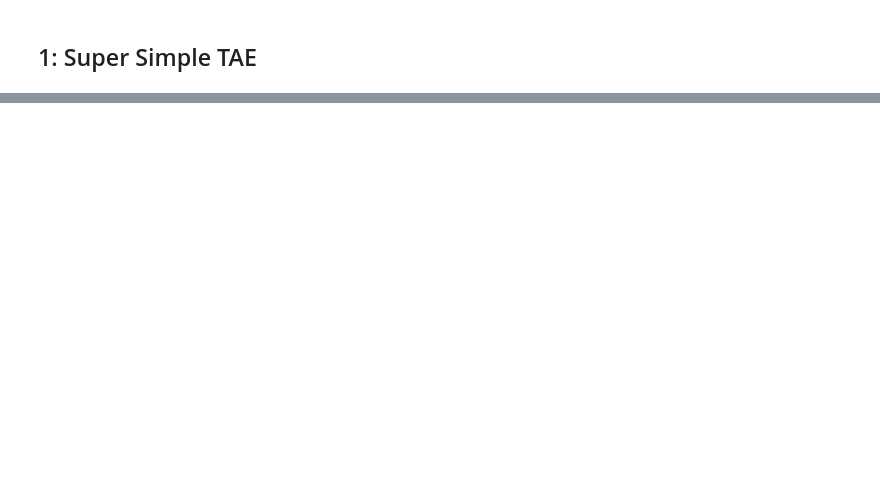
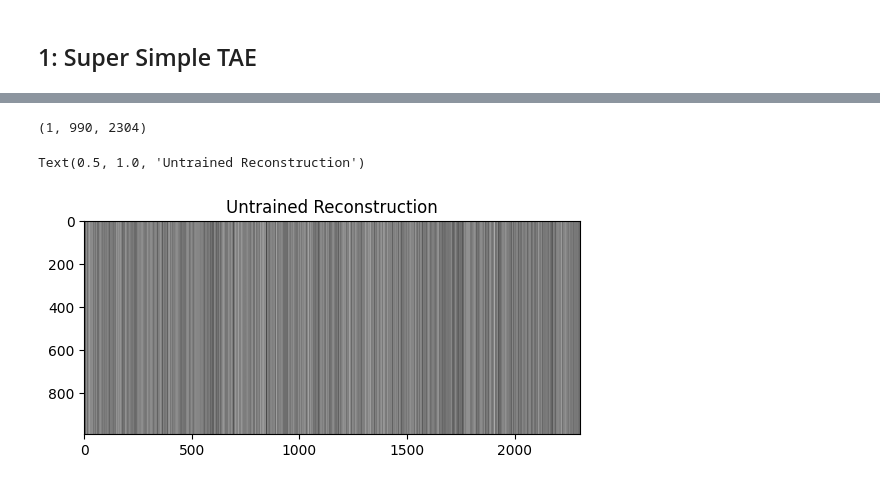
Before and after one commit to amanb2000/Multimodal_Foundation, a Jupyter notebook: sketch/04_Overfit_TAE.ipynb, the cells around one changed output, grey strips where cells are left out. Cells and saved outputs as stored; diff of their text form; code cells hidden in the pictures; blank space fills up the shorter version.

```diff
--- a/sketch/04_Overfit_TAE.ipynb
+++ b/sketch/04_Overfit_TAE.ipynb
@@ -176,0 +195,29 @@ TensorShape([1, 124, 512])
+# %%
+## Functional model:
+
+# Encoder
+x = encoder_mha(tf.zeros([1, N, C]), inputs)
+x = encoder_c1(x)
+x = encoder_c2(x)
+x = encoder_layernorm(x + latent)
+
+# Latent -> latent
+for i in range(num_latent_cycles):
+	x_c = latent_mha(x, x)
+	x_c = latent_ffn(x_c)
+	x = latent_layernorm(x_c + x)
+
+# Decoder -- decoding_query
+x = decoder_mha(decoding_query, x)
+outputs = decoder_ffn(x)
+
+model = tf.keras.Model(inputs=inputs, outputs=outputs, name="Minimal_TFA")
+# %%
+untrained_reconstruction=model(flat_coded_1)
+print(untrained_reconstruction.shape)
+plt.imshow(untrained_reconstruction[0,:,:], cmap='gray')
+plt.title("Untrained Reconstruction")
+# %% [output]
+(1, 990, 2304)
+Text(0.5, 1.0, 'Untrained Reconstruction')
+[figure, added]
```
Also changed, not shown: parts of 17 cells of this notebook.
